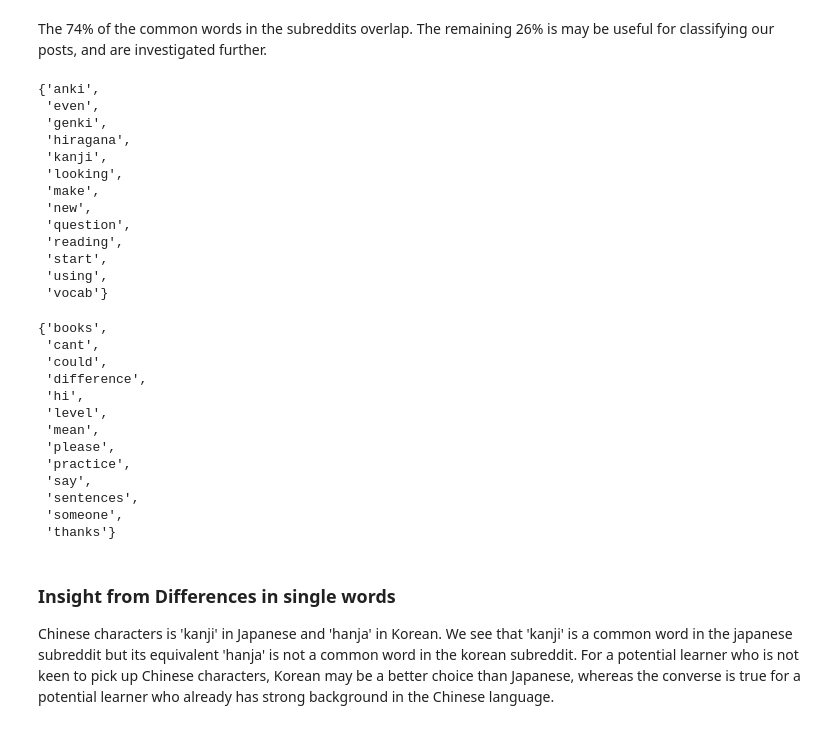
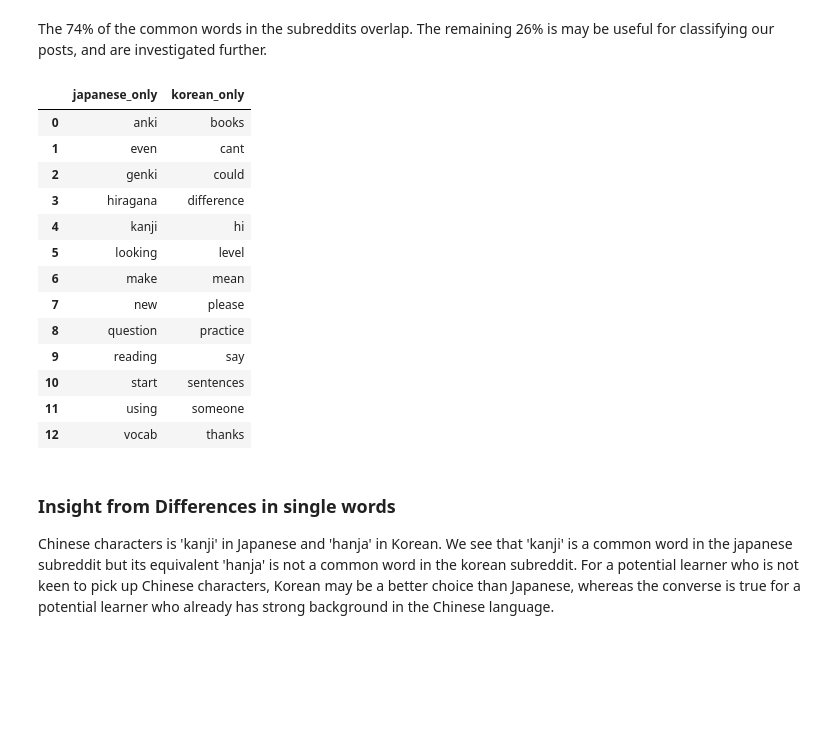
Before and after one commit to Liwwy83/GA_projects, a Jupyter notebook: Project 3/(2)_Data_Analysis.ipynb, the cells around one changed output. Drawn from its saved outputs; the diff is of its cells as text; code cells hidden in the pictures; blank space fills up the shorter version.

```diff
--- a/Project 3/(2)_Data_Analysis.ipynb
+++ b/Project 3/(2)_Data_Analysis.ipynb
@@ -210,38 +210,28 @@ venn2([set(j_common_1.index), set(k_common_1.index)], set_labels=('Japanese', 'K
 The 74% of the common words in the subreddits overlap. The remaining 26% is may be useful for classifying our posts, and are investigated further.
 # %%
 # common words in japanese subreddit that are not in korean subreddit
-set(j_common_1.index).difference(k_common_1.index)
+j_only = sorted(set(j_common_1.index).difference(k_common_1.index))
+
+# common words in korean subreddit that are not in japanese subreddit
+k_only = sorted(set(k_common_1.index).difference(j_common_1.index))
+
+# display in dataframe
+pd.DataFrame([j_only, k_only], index=['japanese_only', 'korean_only']).T
 # %% [output]
-{'anki',
- 'even',
- 'genki',
- 'hiragana',
- 'kanji',
- 'looking',
- 'make',
- 'new',
- 'question',
- 'reading',
- 'start',
- 'using',
- 'vocab'}
+|  | japanese_only | korean_only |
+| 0 | anki | books |
+| 1 | even | cant |
+| 2 | genki | could |
+| 3 | hiragana | difference |
+| 4 | kanji | hi |
+| 5 | looking | level |
+| 6 | make | mean |
+| 7 | new | please |
+| 8 | question | practice |
+| 9 | reading | say |
+| 10 | start | sentences |
+| 11 | using | someone |
+| 12 | vocab | thanks |
-# %%
-# common words in korean subreddit that are not in japanese subreddit
-set(k_common_1.index).difference(j_common_1.index)
-# %% [output]
-{'books',
- 'cant',
- 'could',
- 'difference',
- 'hi',
- 'level',
- 'mean',
- 'please',
- 'practice',
- 'say',
- 'sentences',
- 'someone',
- 'thanks'}
 # %% [markdown]
 ### Insight from Differences in single words
 Chinese characters is 'kanji' in Japanese and 'hanja' in Korean. We see that 'kanji' is a common word in the japanese subreddit but its equivalent 'hanja' is not a common word in the korean subreddit. For a potential learner who is not keen to pick up Chinese characters, Korean may be a better choice than Japanese, whereas the converse is true for a potential learner who already has strong background in the Chinese language.
```
Also changed, not shown: parts of 46 cells of this notebook, 4 other files.
